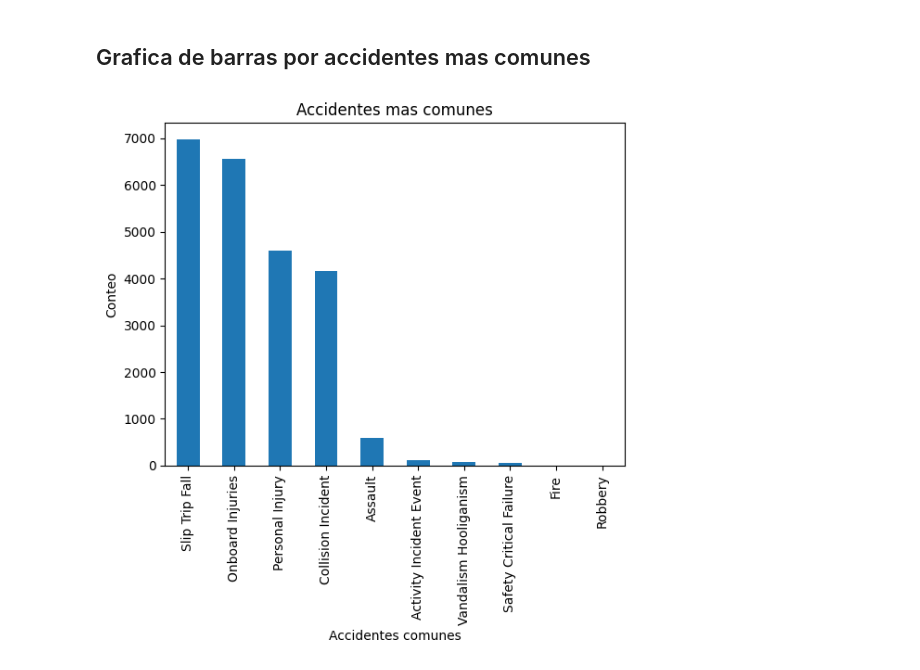
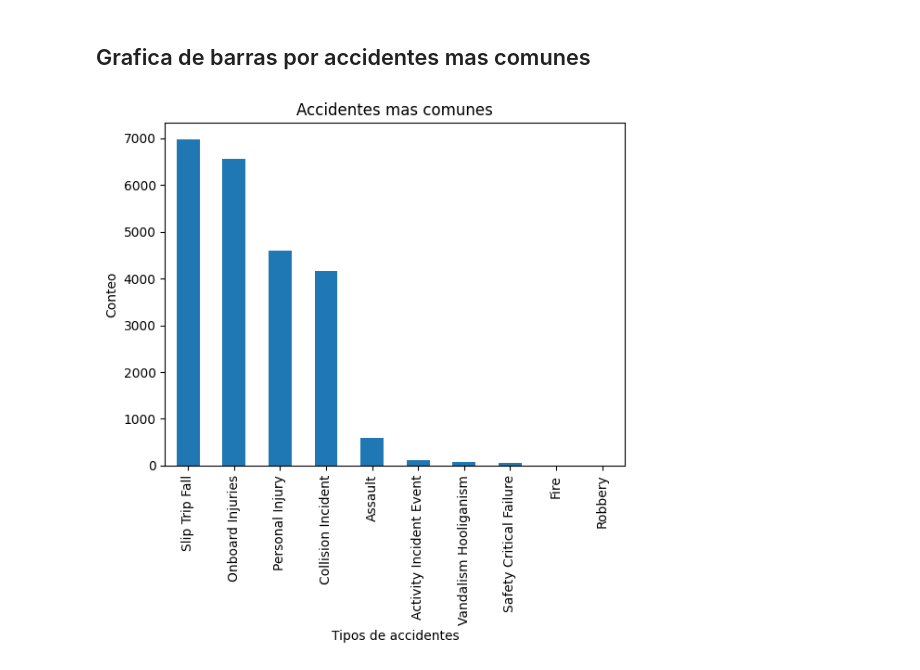
Before and after one commit to luisrebel1239/analisis-datos-csv, a Jupyter notebook: notebook.ipynb, the cells around one changed output. Saved outputs shown, nothing was run; the diff lists cells and outputs as text; code cells hidden in the pictures.

Commit message:
Grafica de barras por accidentes mas comunes

```diff
--- a/notebook.ipynb
+++ b/notebook.ipynb
@@ -269,9 +269,9 @@ Name: count, dtype: int64
 # %%
 ax = incidentsEventType.plot(kind="bar")
 ax.set_xticklabels(ax.get_xticklabels(), rotation=90)
-plt.xlabel("Accidentes comunes")
+plt.xlabel("Tipos de accidentes")
 plt.ylabel("Conteo")
 plt.title("Accidentes mas comunes")
 plt.show()
 # %% [output]
-[figure, old version]
+[figure, new version]
```
